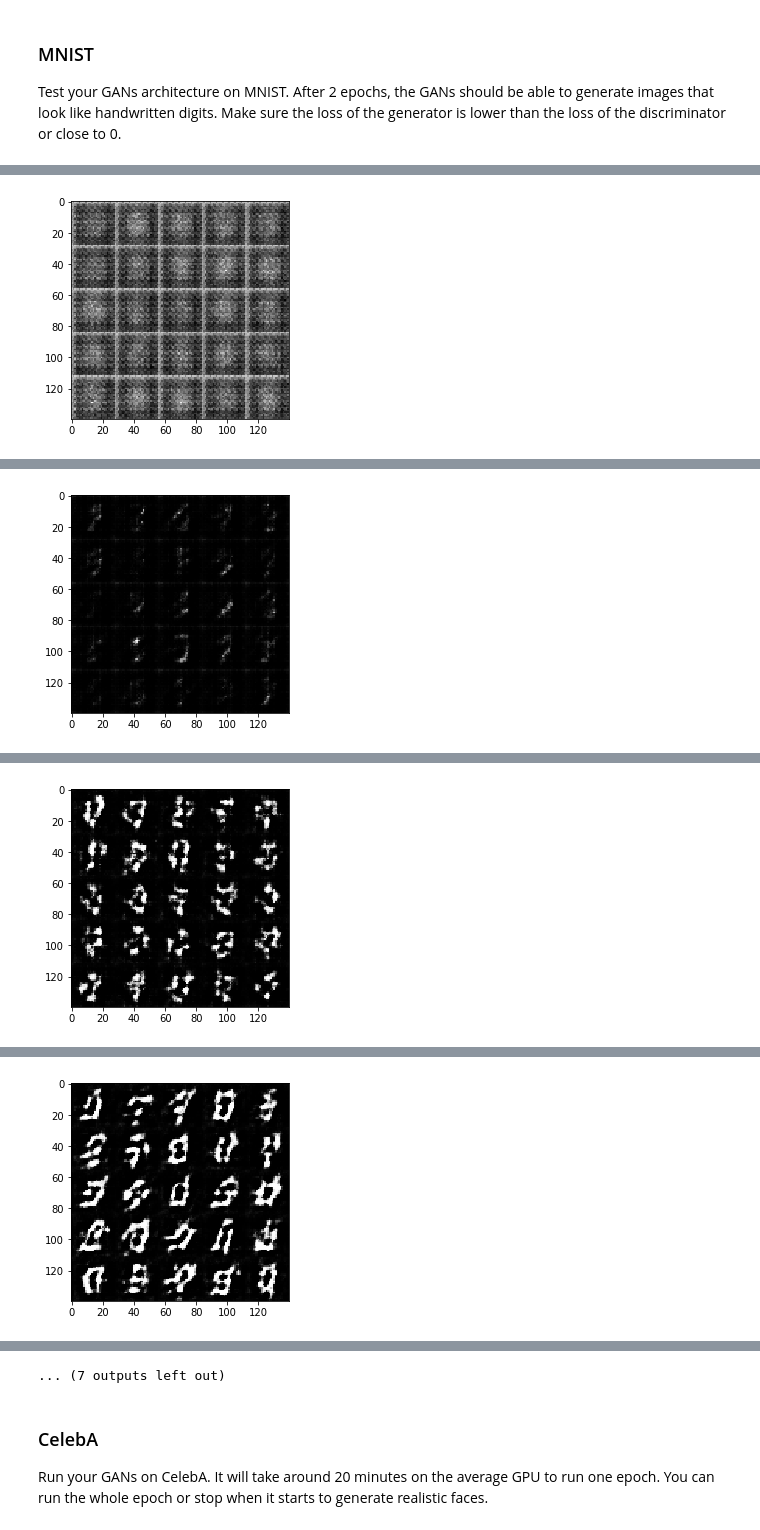
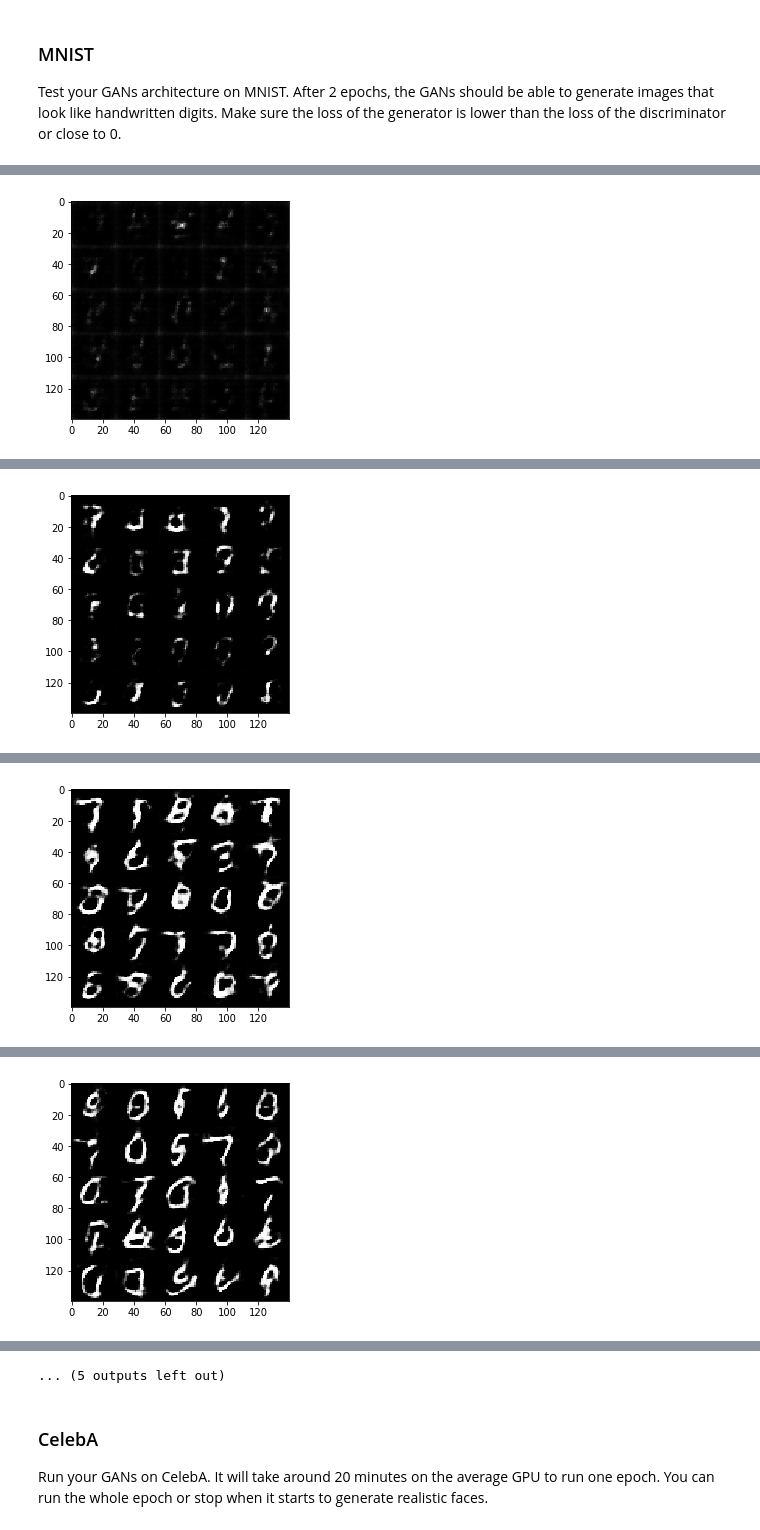
Before and after one commit to Clara-YR/face-generation, a Jupyter notebook: dlnd_face_generation.ipynb, the cells around one changed output, grey strips where cells are left out. Cells and saved outputs as stored; diff of their text form; code cells hidden in the pictures.

Commit message:
face generation lr=0.0005  beta1=0.4

```diff
--- a/dlnd_face_generation.ipynb
+++ b/dlnd_face_generation.ipynb
@@ -10,10 +10,10 @@ Since the celebA dataset is complex and you're doing GANs in a project for the f
 
 If you're using [FloydHub](https://www.floydhub.com/), set `data_dir` to "/input" and use the [FloydHub data ID](http://docs.floydhub.com/home/using_datasets/) "R5KrjnANiKVhLWAkpXhNBe".
 # %%
-data_dir = './data'
+#data_dir = './data'
 
 # FloydHub - Use with data ID "R5KrjnANiKVhLWAkpXhNBe"
-#data_dir = '/input'
+data_dir = '/input'
 
 
 """
@@ -141,24 +143,20 @@ def discriminator(images, reuse=False):
     """
     # TODO: Implement Function
     alpha = 0.2
-    dropout = 0.7
     with tf.variable_scope('discriminator', reuse=reuse):
         # Input layer is 28*28*3
         x1 = tf.layers.conv2d(images, 64, 5, strides=2, padding='same')
         x1 = tf.maximum(alpha * x1, x1)
-        x1 = tf.nn.dropout(x1, dropout)
         # 14*14*64 now
 
         x2 = tf.layers.conv2d(x1, 128, 5, strides=2, padding='same')
         x2 = tf.layers.batch_normalization(x2, training=True)
         x2 = tf.maximum(alpha * x2, x2)
-        x2 = tf.nn.dropout(x2, dropout)
         # 7*7*128 now
 
         x3 = tf.layers.conv2d(x2, 256, 5, strides=2, padding='same')
         x3 = tf.layers.batch_normalization(x3, training=True)
         x3 = tf.maximum(alpha * x3, x3)
-        x3 = tf.nn.dropout(x3, dropout)
         # 4*4*256 now
 
         # Flatten it
@@ -242,8 +240,9 @@ def model_loss(input_real, input_z, out_channel_dim):
     d_model_real, d_logits_real = discriminator(input_real, reuse=False)
     d_model_fake, d_logits_fake = discriminator(g_model, reuse=True)
 
+    # use smoothing by reducing labels to 0.9 as it prevents discriminator from being too strong
     d_loss_real = tf.reduce_mean(
-        tf.nn.sigmoid_cross_entropy_with_logits(logits=d_logits_real, labels=tf.ones_like(d_model_real)))
+        tf.nn.sigmoid_cross_entropy_with_logits(logits=d_logits_real, labels=(tf.ones_like(d_model_real)*0.9)))
     d_loss_fake = tf.reduce_mean(
         tf.nn.sigmoid_cross_entropy_with_logits(logits=d_logits_fake, labels=tf.zeros_like(d_model_fake)))
     g_loss = tf.reduce_mean(
@@ -390,16 +389,16 @@ def train(epoch_count, batch_size, z_dim, learning_rate, beta1, get_batches, dat
 ### MNIST
 Test your GANs architecture on MNIST.  After 2 epochs, the GANs should be able to generate images that look like handwritten digits.  Make sure the loss of the generator is lower than the loss of the discriminator or close to 0.
 # %%
-batch_size = 128
-z_dim = 100
-learning_rate = 0.0002
-beta1 = 0.5
+batch_size = 64
+z_dim = 128
+learning_rate = 0.0005
+beta1 = 0.4
 
 
 """
 DON'T MODIFY ANYTHING IN THIS CELL THAT IS BELOW THIS LINE
 """
-epochs = 2
+epochs = 1
 
 mnist_dataset = helper.Dataset('mnist', glob(os.path.join(data_dir, 'mnist/*.jpg')))
 with tf.Graph().as_default():
@@ -419 +418 @@ Epoch 1/2... Discriminator Loss: 1.3850... Generator Loss: 0.6981
-[figure, old version]
+[figure, new version]
@@ -430 +429 @@ Epoch 1/2... Discriminator Loss: 1.2645... Generator Loss: 0.8303
-[figure, old version]
+[figure, new version]
@@ -441 +440 @@ Epoch 1/2... Discriminator Loss: 1.3792... Generator Loss: 0.8274
-[figure, old version]
+[figure, new version]
@@ -452 +451 @@ Epoch 1/2... Discriminator Loss: 1.3136... Generator Loss: 0.7975
-[figure, old version]
+[figure, new version]
@@ -475,4 +474,4 @@ Epoch 2/2... Discriminator Loss: 1.3188... Generator Loss: 0.8402
-... (7 outputs left out)
+... (5 outputs left out)
 # %% [markdown]
 ### CelebA
 Run your GANs on CelebA.  It will take around 20 minutes on the average GPU to run one epoch.  You can run the whole epoch or stop when it starts to generate realistic faces.
```
Also changed, not shown: parts of 6 cells of this notebook, 1 other file.
